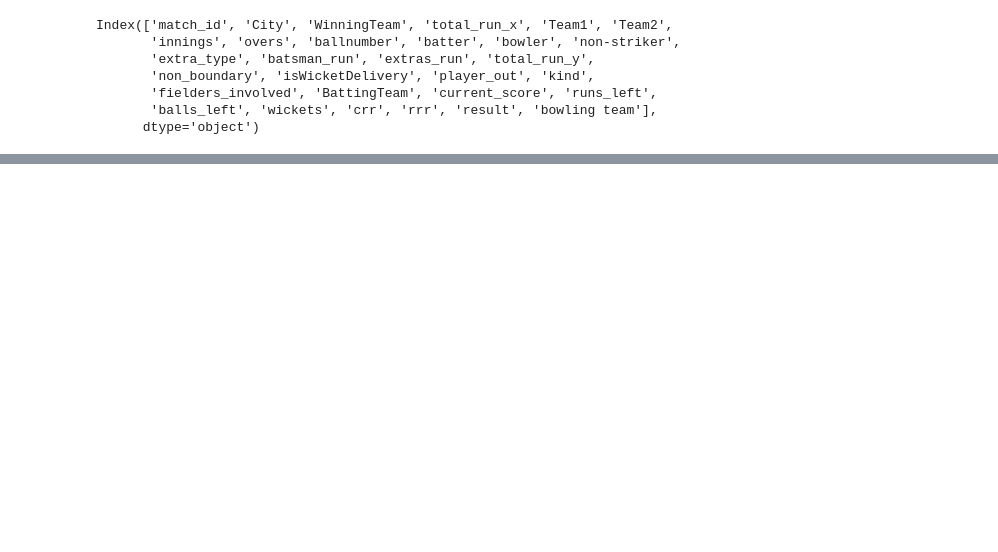
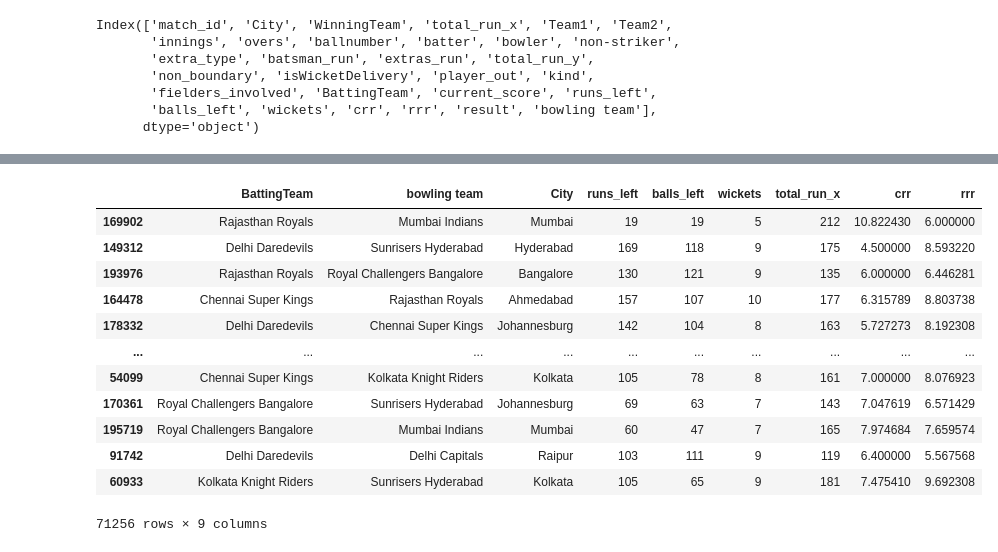
Before and after one commit to anshulkamboj007/mlprojectipl, a Jupyter notebook: ml_ipl_predict.ipynb, the cells around one changed output, grey strips where cells are left out. Cells and saved outputs as stored; diff of their text form; code cells hidden in the pictures; blank space fills up the shorter version.

```diff
--- a/ml_ipl_predict.ipynb
+++ b/ml_ipl_predict.ipynb
@@ -304,0 +323,16 @@ KeyError: ignored
+# %%
+X_train
+# %% [output]
+|  | BattingTeam | bowling team | City | runs_left | balls_left | wickets | total_run_x | crr | rrr |
+| 169902 | Rajasthan Royals | Mumbai Indians | Mumbai | 19 | 19 | 5 | 212 | 10.822430 | 6.000000 |
+| 149312 | Delhi Daredevils | Sunrisers Hyderabad | Hyderabad | 169 | 118 | 9 | 175 | 4.500000 | 8.593220 |
+| 193976 | Rajasthan Royals | Royal Challengers Bangalore | Bangalore | 130 | 121 | 9 | 135 | 6.000000 | 6.446281 |
+| 164478 | Chennai Super Kings | Rajasthan Royals | Ahmedabad | 157 | 107 | 10 | 177 | 6.315789 | 8.803738 |
+| 178332 | Delhi Daredevils | Chennai Super Kings | Johannesburg | 142 | 104 | 8 | 163 | 5.727273 | 8.192308 |
+| ... | ... | ... | ... | ... | ... | ... | ... | ... | ... |
+| 54099 | Chennai Super Kings | Kolkata Knight Riders | Kolkata | 105 | 78 | 8 | 161 | 7.000000 | 8.076923 |
+| 170361 | Royal Challengers Bangalore | Sunrisers Hyderabad | Johannesburg | 69 | 63 | 7 | 143 | 7.047619 | 6.571429 |
+| 195719 | Royal Challengers Bangalore | Mumbai Indians | Mumbai | 60 | 47 | 7 | 165 | 7.974684 | 7.659574 |
+| 91742 | Delhi Daredevils | Delhi Capitals | Raipur | 103 | 111 | 9 | 119 | 6.400000 | 5.567568 |
+| 60933 | Kolkata Knight Riders | Sunrisers Hyderabad | Kolkata | 105 | 65 | 9 | 181 | 7.475410 | 9.692308 |
+71256 rows × 9 columns
```
Also changed, not shown: parts of 25 cells of this notebook.
